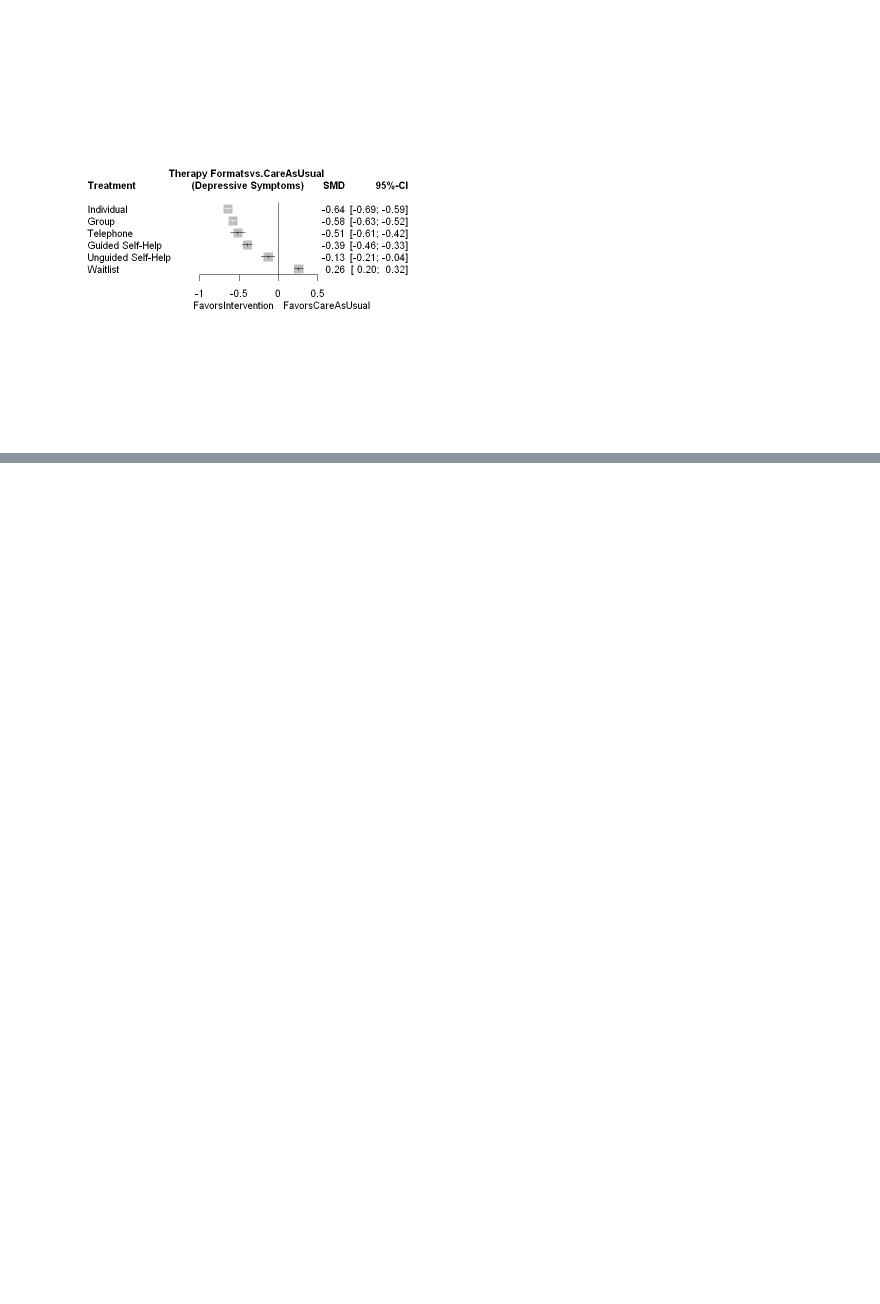
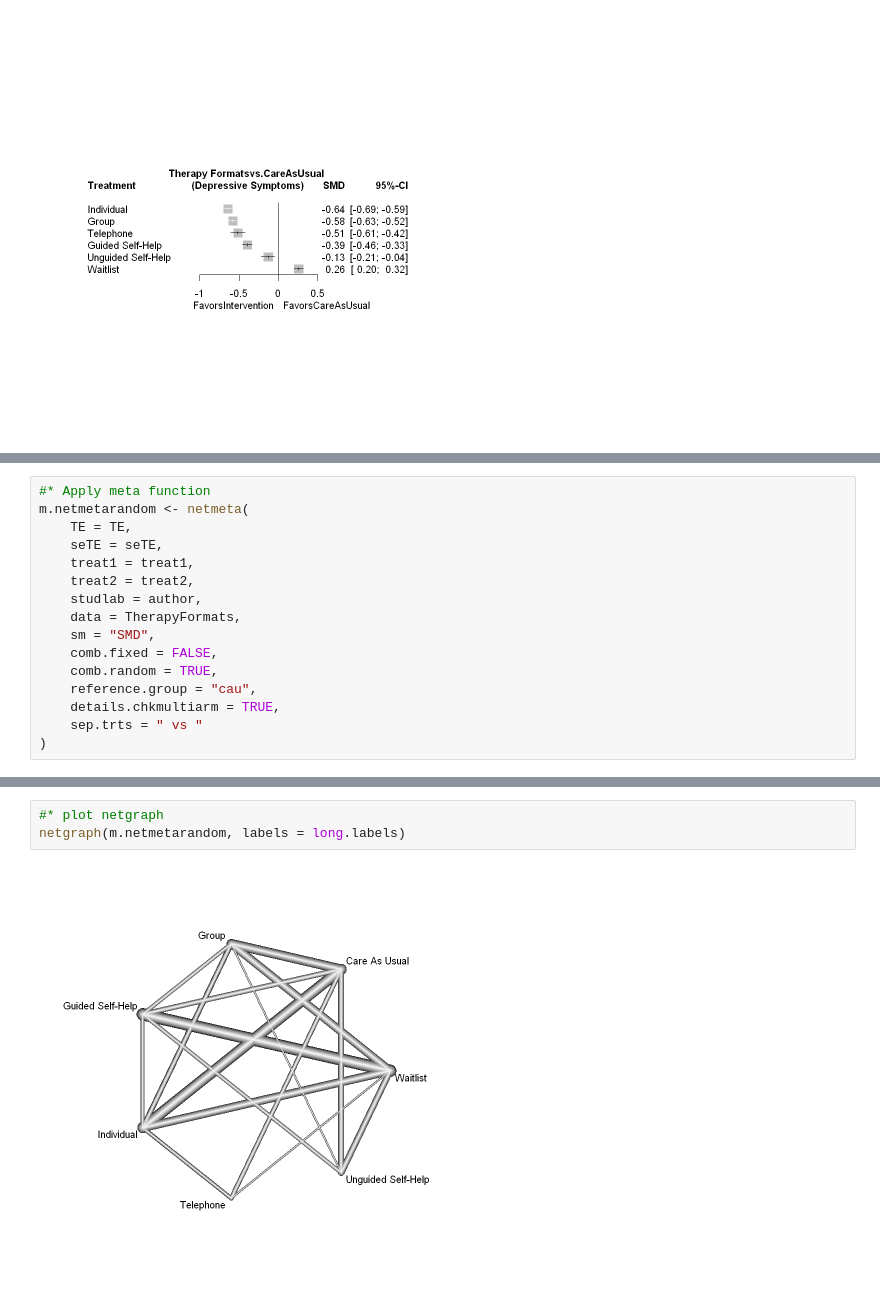
Before and after one commit to lucasdblucas/meta-analysis, a Jupyter notebook: network_meta-analysis.ipynb, the cells around one changed output, grey strips where cells are left out. Drawn from its saved outputs; the diff is of its cells as text; blank space fills up the shorter version.

```diff
--- a/network_meta-analysis.ipynb
+++ b/network_meta-analysis.ipynb
@@ -290,0 +317,16 @@ netheat(m.netmeta)
+# %%
+#* Apply meta function
+m.netmetarandom <- netmeta(
+    TE = TE,
+    seTE = seTE,
+    treat1 = treat1,
+    treat2 = treat2,
+    studlab = author,
+    data = TherapyFormats,
+    sm = "SMD",
+    comb.fixed = FALSE,
+    comb.random = TRUE,
+    reference.group = "cau",
+    details.chkmultiarm = TRUE,
+    sep.trts = " vs "
+)
@@ -290,0 +373,5 @@ netheat(m.netmeta)
+# %%
+#* plot netgraph
+netgraph(m.netmetarandom, labels = long.labels)
+# %% [output]
+[figure, added]
```
Also changed, not shown: parts of 26 cells of this notebook.
